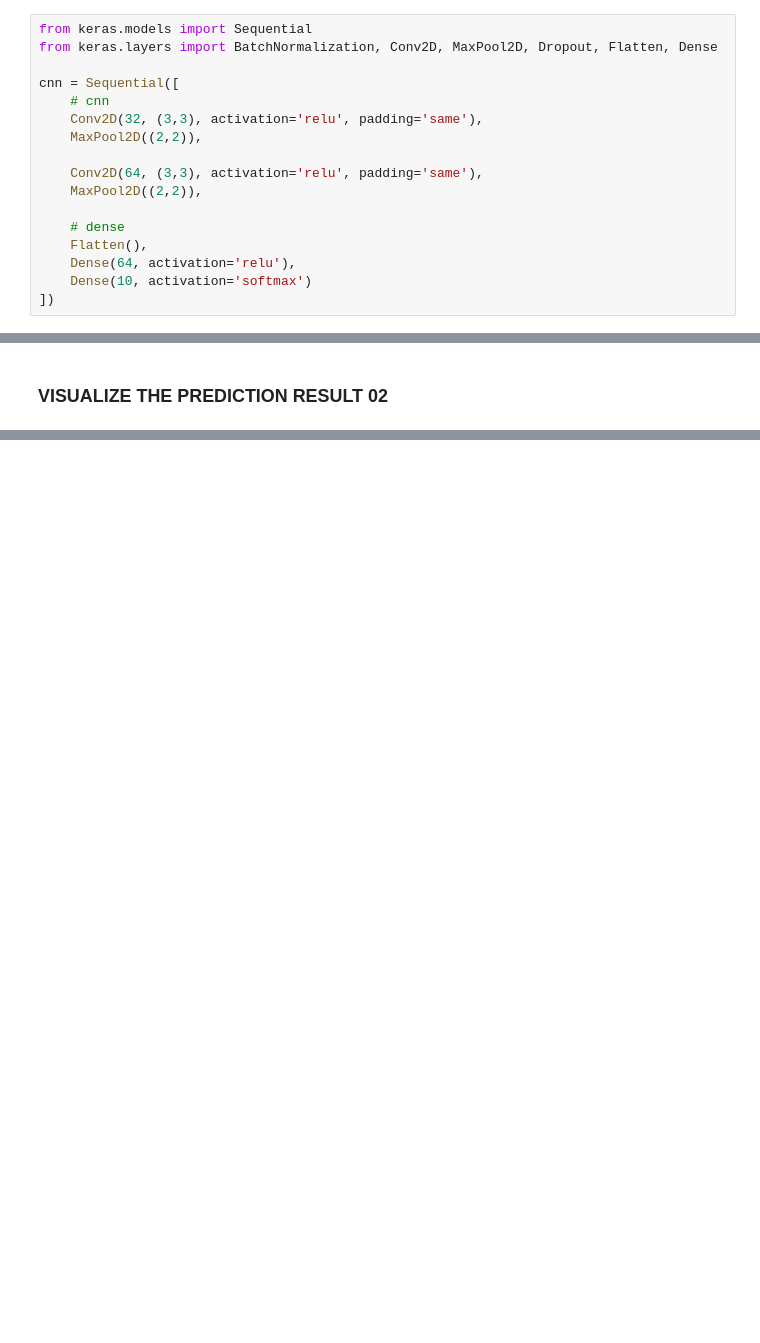
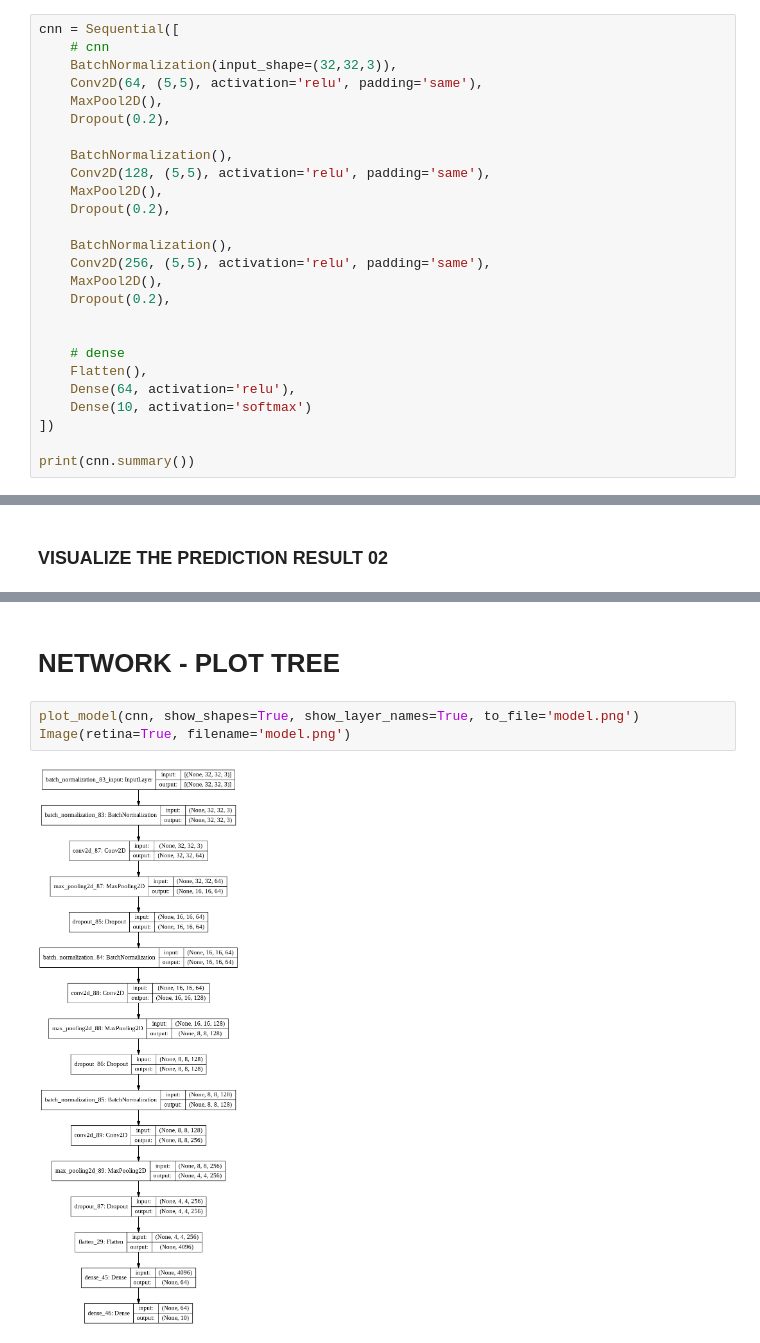
Before and after one commit to AbuAlkebash/Deep-Learning, a Jupyter notebook: Image_classification_using_CNN_CIFAR10_dataset.ipynb, the cells around one changed output, grey strips where cells are left out. Cells and saved outputs as stored; diff of their text form; blank space fills up the shorter version.

```diff
--- a/Image_classification_using_CNN_CIFAR10_dataset.ipynb
+++ b/Image_classification_using_CNN_CIFAR10_dataset.ipynb
@@ -147,17 +202,26 @@ Output Layer - Dense fully connected layer of 10 nodes (softmax)
 # %%
-from keras.models import Sequential
-from keras.layers import BatchNormalization, Conv2D, MaxPool2D, Dropout, Flatten, Dense
-
 cnn = Sequential([
     # cnn
-    Conv2D(32, (3,3), activation='relu', padding='same'),
-    MaxPool2D((2,2)),
+    BatchNormalization(input_shape=(32,32,3)),
+    Conv2D(64, (5,5), activation='relu', padding='same'),
+    MaxPool2D(),
+    Dropout(0.2),
 
-    Conv2D(64, (3,3), activation='relu', padding='same'),
-    MaxPool2D((2,2)),
+    BatchNormalization(),
+    Conv2D(128, (5,5), activation='relu', padding='same'),
+    MaxPool2D(),
+    Dropout(0.2),
+
+    BatchNormalization(),
+    Conv2D(256, (5,5), activation='relu', padding='same'),
+    MaxPool2D(),
+    Dropout(0.2),
+
 
     # dense
     Flatten(),
     Dense(64, activation='relu'),
     Dense(10, activation='softmax')
 ])
+
+print(cnn.summary())
@@ -303,0 +410,7 @@ plt.show()
+# %% [markdown]
+# NETWORK - PLOT TREE
+# %%
+plot_model(cnn, show_shapes=True, show_layer_names=True, to_file='model.png')
+Image(retina=True, filename='model.png')
+# %% [output]
+[figure, added]
```
Also changed, not shown: parts of 34 cells of this notebook.
